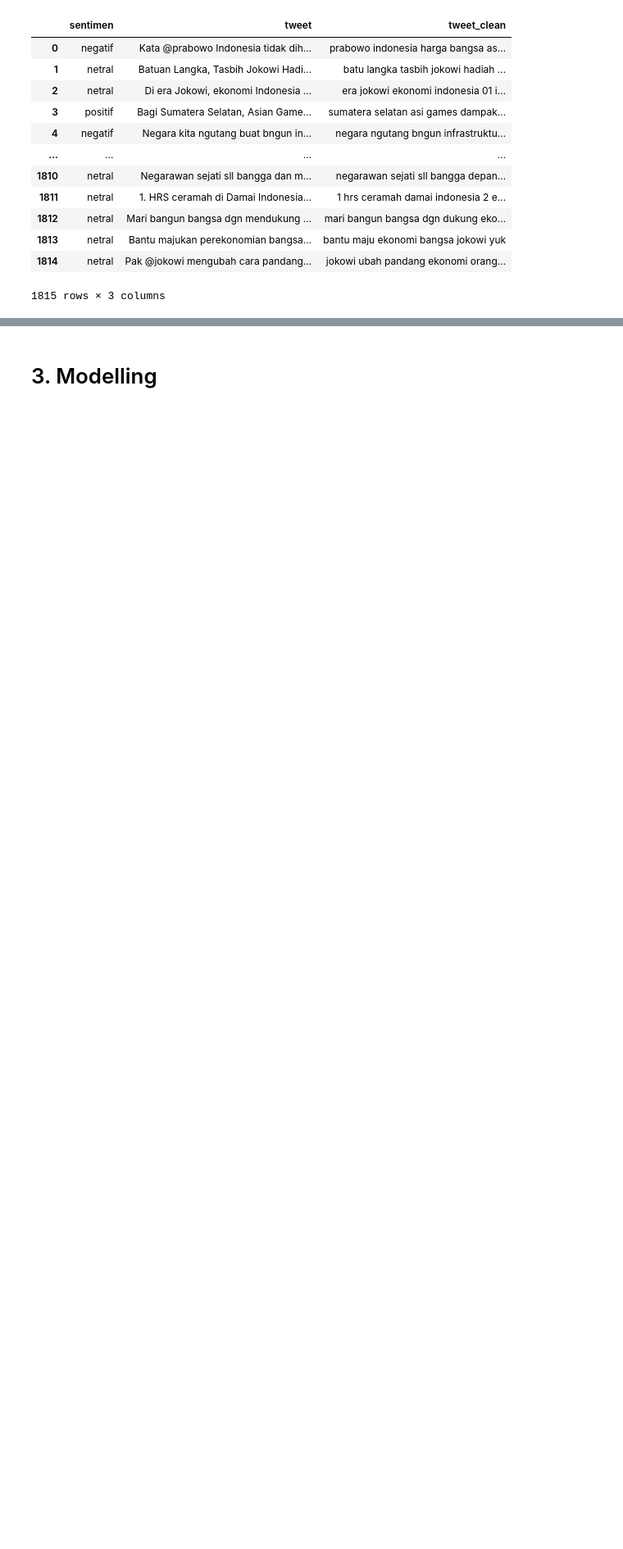
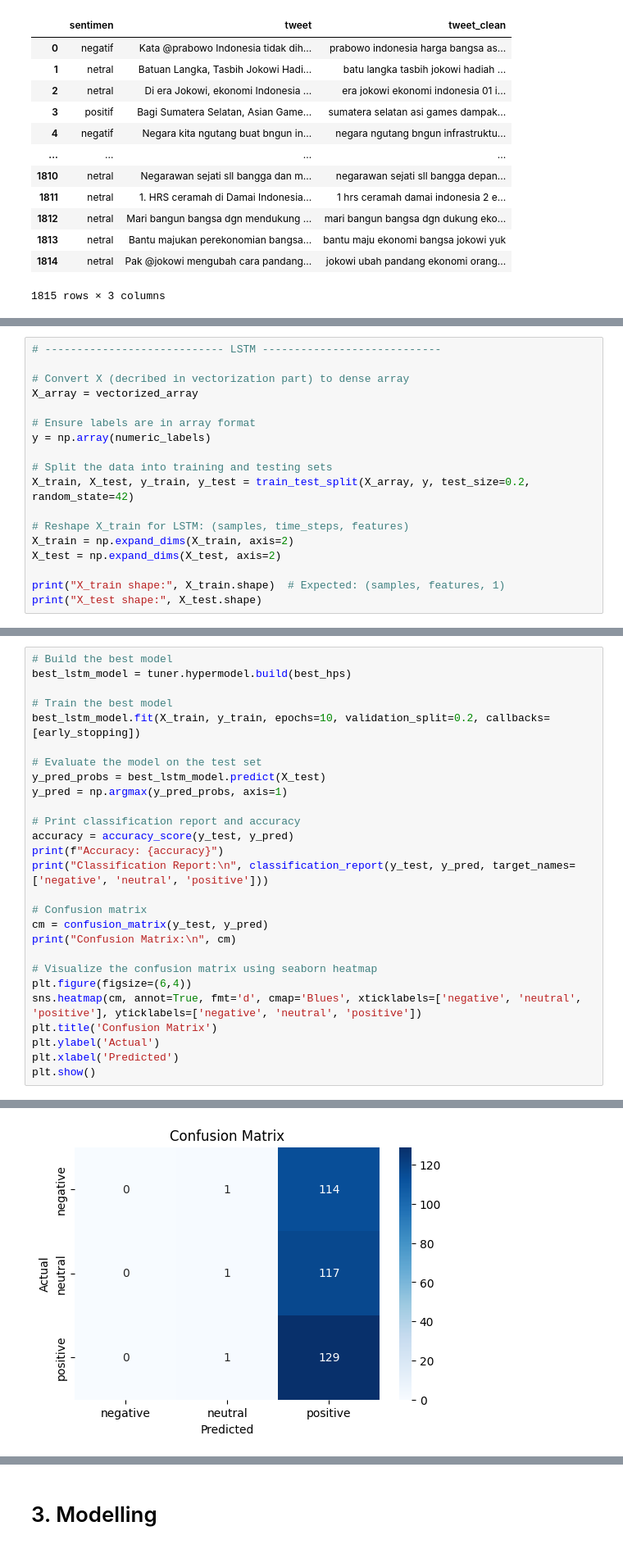
Before and after one commit to kairamilanifitria/Bootcamp-NLP, a Jupyter notebook: Project_1_Sentiment_Analysis.ipynb, the cells around one changed output, grey strips where cells are left out. Shown at 82% size. Drawn from its saved outputs; the diff is of its cells as text; blank space fills up the shorter version.

```diff
--- a/Project_1_Sentiment_Analysis.ipynb
+++ b/Project_1_Sentiment_Analysis.ipynb
@@ -388,0 +514,18 @@ vectorizer.vocabulary_
+# %%
+# ---------------------------- LSTM ----------------------------
+
+# Convert X (decribed in vectorization part) to dense array
+X_array = vectorized_array
+
+# Ensure labels are in array format
+y = np.array(numeric_labels)
+
+# Split the data into training and testing sets
+X_train, X_test, y_train, y_test = train_test_split(X_array, y, test_size=0.2, random_state=42)
+
+# Reshape X_train for LSTM: (samples, time_steps, features)
+X_train = np.expand_dims(X_train, axis=2)
+X_test = np.expand_dims(X_test, axis=2)
+
+print("X_train shape:", X_train.shape)  # Expected: (samples, features, 1)
+print("X_test shape:", X_test.shape)
@@ -388,0 +605,28 @@ vectorizer.vocabulary_
+# %%
+# Build the best model
+best_lstm_model = tuner.hypermodel.build(best_hps)
+
+# Train the best model
+best_lstm_model.fit(X_train, y_train, epochs=10, validation_split=0.2, callbacks=[early_stopping])
+
+# Evaluate the model on the test set
+y_pred_probs = best_lstm_model.predict(X_test)
+y_pred = np.argmax(y_pred_probs, axis=1)
+
+# Print classification report and accuracy
+accuracy = accuracy_score(y_test, y_pred)
+print(f"Accuracy: {accuracy}")
+print("Classification Report:\n", classification_report(y_test, y_pred, target_names=['negative', 'neutral', 'positive']))
+
+# Confusion matrix
+cm = confusion_matrix(y_test, y_pred)
+print("Confusion Matrix:\n", cm)
+
+# Visualize the confusion matrix using seaborn heatmap
+plt.figure(figsize=(6,4))
+sns.heatmap(cm, annot=True, fmt='d', cmap='Blues', xticklabels=['negative', 'neutral', 'positive'], yticklabels=['negative', 'neutral', 'positive'])
+plt.title('Confusion Matrix')
+plt.ylabel('Actual')
+plt.xlabel('Predicted')
+plt.show()
+# %% [output]
@@ -388,0 +650 @@ vectorizer.vocabulary_
+[figure, added]
```
Also changed, not shown: parts of 84 cells of this notebook.
